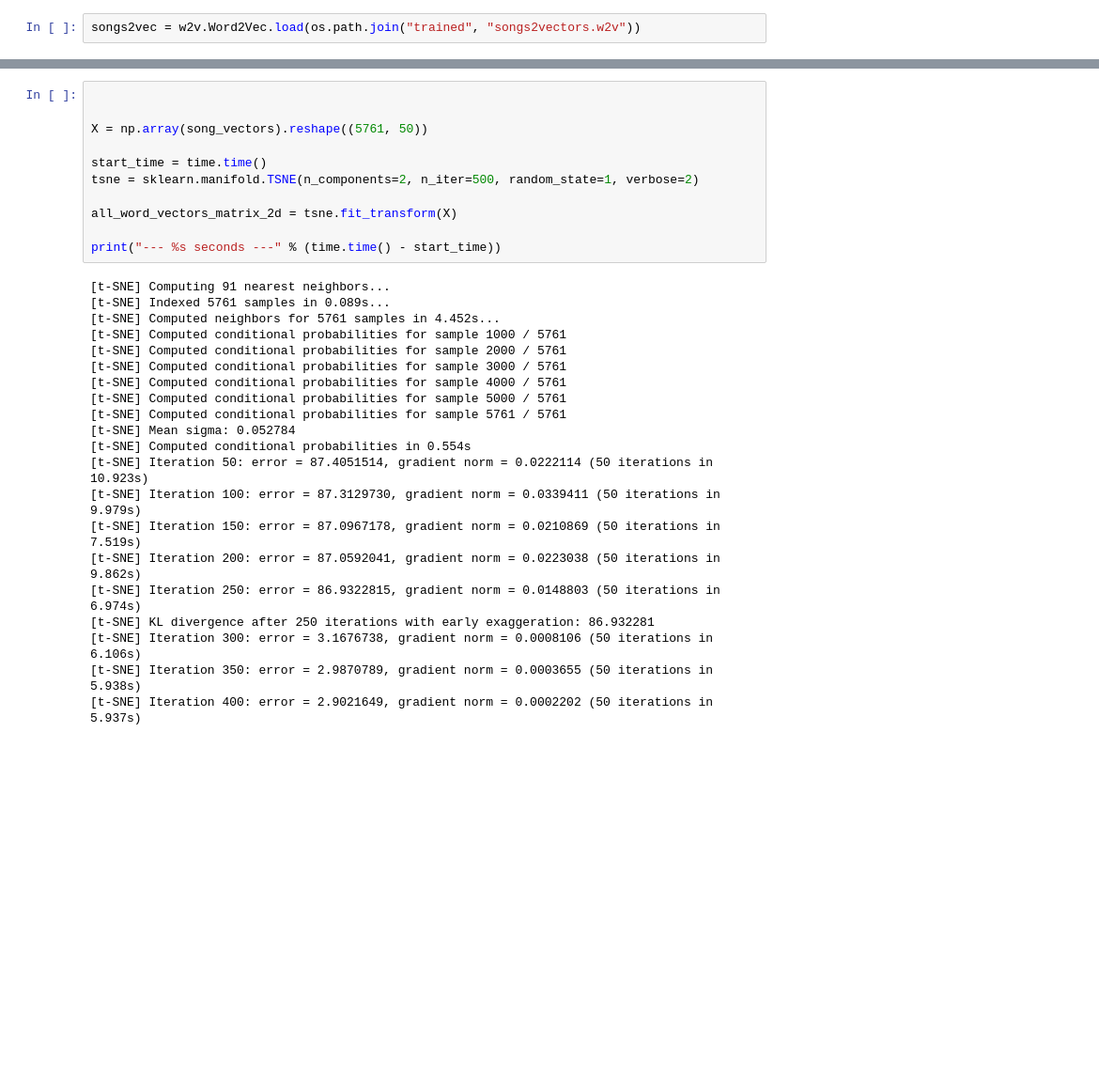
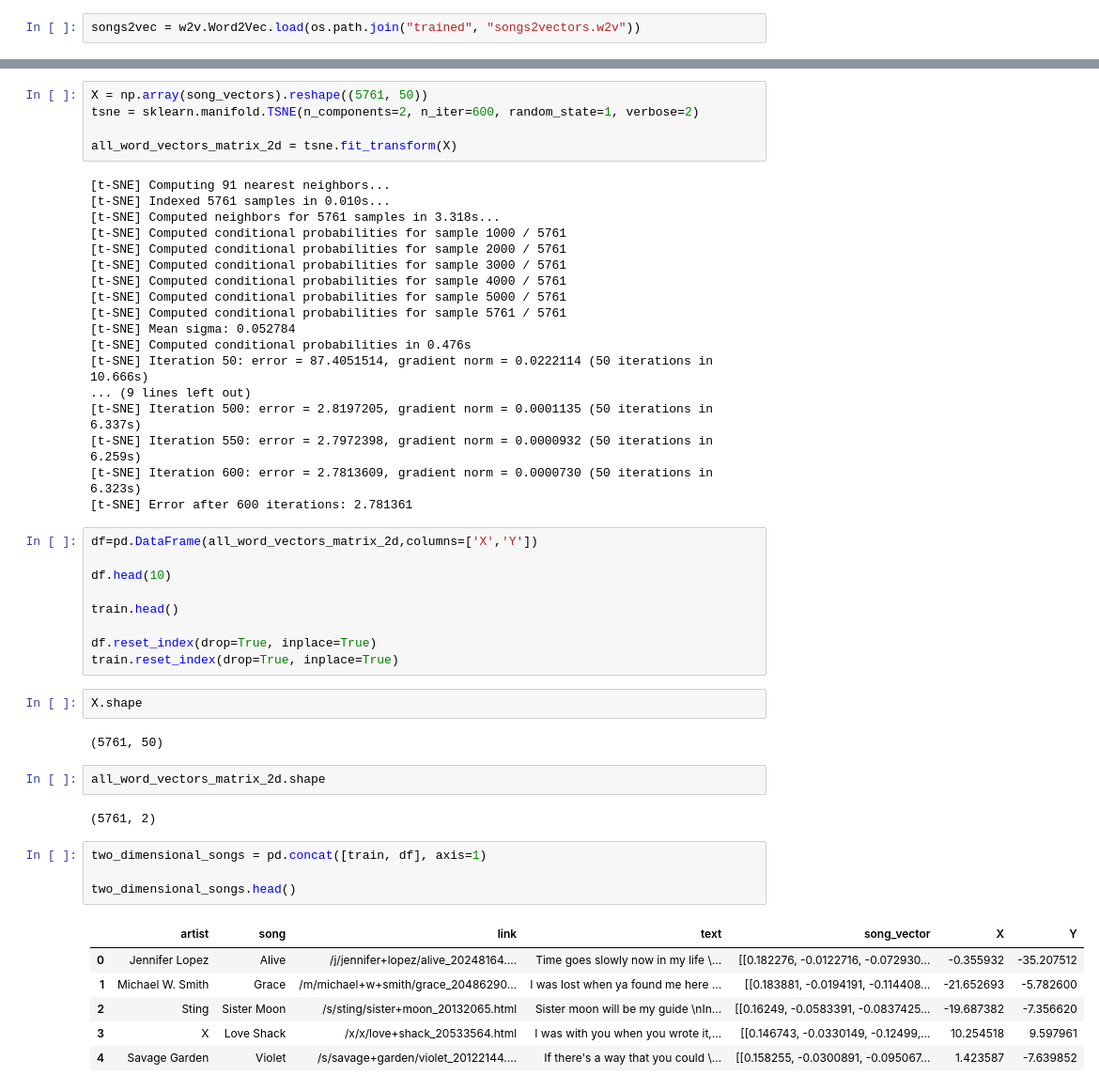
Before and after one commit to Kartikaggarwal98/Music_Recommendation, a Jupyter notebook: music_50.ipynb, the cells around one changed output, grey strips where cells are left out. Shown at 94% size. Drawn from its saved outputs; the diff is of its cells as text; blank space fills up the shorter version.

```diff
--- a/music_50.ipynb
+++ b/music_50.ipynb
@@ -339,20 +328,14 @@ train.head(10)
 | 22821 | ZZ Top | What's Up With That | /z/zz+top/whats+up+with+that_2014... | Well how much blues do you use \n... | [[0.142724, -0.0356683, -0.081869... |
 | 12790 | Metallica | Battery | /m/metallica/battery_20092039.html | Lashing out the action, returning... | [[0.157044, -0.0972807, -0.078551... |
 # %%
-
-
 X = np.array(song_vectors).reshape((5761, 50))
-
-start_time = time.time()
-tsne = sklearn.manifold.TSNE(n_components=2, n_iter=500, random_state=1, verbose=2)
+tsne = sklearn.manifold.TSNE(n_components=2, n_iter=600, random_state=1, verbose=2)
 
 all_word_vectors_matrix_2d = tsne.fit_transform(X)
-
-print("--- %s seconds ---" % (time.time() - start_time))
 # %% [output]
 [t-SNE] Computing 91 nearest neighbors...
-[t-SNE] Indexed 5761 samples in 0.089s...
-[t-SNE] Computed neighbors for 5761 samples in 4.452s...
+[t-SNE] Indexed 5761 samples in 0.010s...
+[t-SNE] Computed neighbors for 5761 samples in 3.318s...
 [t-SNE] Computed conditional probabilities for sample 1000 / 5761
 [t-SNE] Computed conditional probabilities for sample 2000 / 5761
 [t-SNE] Computed conditional probabilities for sample 3000 / 5761
@@ -360,13 +343,38 @@ print("--- %s seconds ---" % (time.time() - start_time))
 [t-SNE] Computed conditional probabilities for sample 5000 / 5761
 [t-SNE] Computed conditional probabilities for sample 5761 / 5761
 [t-SNE] Mean sigma: 0.052784
-[t-SNE] Computed conditional probabilities in 0.554s
-[t-SNE] Iteration 50: error = 87.4051514, gradient norm = 0.0222114 (50 iterations in 10.923s)
-[t-SNE] Iteration 100: error = 87.3129730, gradient norm = 0.0339411 (50 iterations in 9.979s)
-[t-SNE] Iteration 150: error = 87.0967178, gradient norm = 0.0210869 (50 iterations in 7.519s)
-[t-SNE] Iteration 200: error = 87.0592041, gradient norm = 0.0223038 (50 iterations in 9.862s)
-[t-SNE] Iteration 250: error = 86.9322815, gradient norm = 0.0148803 (50 iterations in 6.974s)
-[t-SNE] KL divergence after 250 iterations with early exaggeration: 86.932281
-[t-SNE] Iteration 300: error = 3.1676738, gradient norm = 0.0008106 (50 iterations in 6.106s)
-[t-SNE] Iteration 350: error = 2.9870789, gradient norm = 0.0003655 (50 iterations in 5.938s)
-[t-SNE] Iteration 400: error = 2.9021649, gradient norm = 0.0002202 (50 iterations in 5.937s)
+[t-SNE] Computed conditional probabilities in 0.476s
+[t-SNE] Iteration 50: error = 87.4051514, gradient norm = 0.0222114 (50 iterations in 10.666s)
+... (9 lines left out)
+[t-SNE] Iteration 500: error = 2.8197205, gradient norm = 0.0001135 (50 iterations in 6.337s)
+[t-SNE] Iteration 550: error = 2.7972398, gradient norm = 0.0000932 (50 iterations in 6.259s)
+[t-SNE] Iteration 600: error = 2.7813609, gradient norm = 0.0000730 (50 iterations in 6.323s)
+[t-SNE] Error after 600 iterations: 2.781361
+# %%
+df=pd.DataFrame(all_word_vectors_matrix_2d,columns=['X','Y'])
+
+df.head(10)
+
+train.head()
+
+df.reset_index(drop=True, inplace=True)
+train.reset_index(drop=True, inplace=True)
+# %%
+X.shape
+# %% [output]
+(5761, 50)
+# %%
+all_word_vectors_matrix_2d.shape
+# %% [output]
+(5761, 2)
+# %%
+two_dimensional_songs = pd.concat([train, df], axis=1)
+
+two_dimensional_songs.head()
+# %% [output]
+|  | artist | song | link | text | song_vector | X | Y |
+| 0 | Jennifer Lopez | Alive | /j/jennifer+lopez/alive_20248164.... | Time goes slowly now in my life \... | [[0.182276, -0.0122716, -0.072930... | -0.355932 | -35.207512 |
+| 1 | Michael W. Smith | Grace | /m/michael+w+smith/grace_20486290... | I was lost when ya found me here ... | [[0.183881, -0.0194191, -0.114408... | -21.652693 | -5.782600 |
+| 2 | Sting | Sister Moon | /s/sting/sister+moon_20132065.html | Sister moon will be my guide \nIn... | [[0.16249, -0.0583391, -0.0837425... | -19.687382 | -7.356620 |
+| 3 | X | Love Shack | /x/x/love+shack_20533564.html | I was with you when you wrote it,... | [[0.146743, -0.0330149, -0.12499,... | 10.254518 | 9.597961 |
+| 4 | Savage Garden | Violet | /s/savage+garden/violet_20122144.... | If there's a way that you could \... | [[0.158255, -0.0300891, -0.095067... | 1.423587 | -7.639852 |
```
Also changed, not shown: parts of 4 cells of this notebook.
